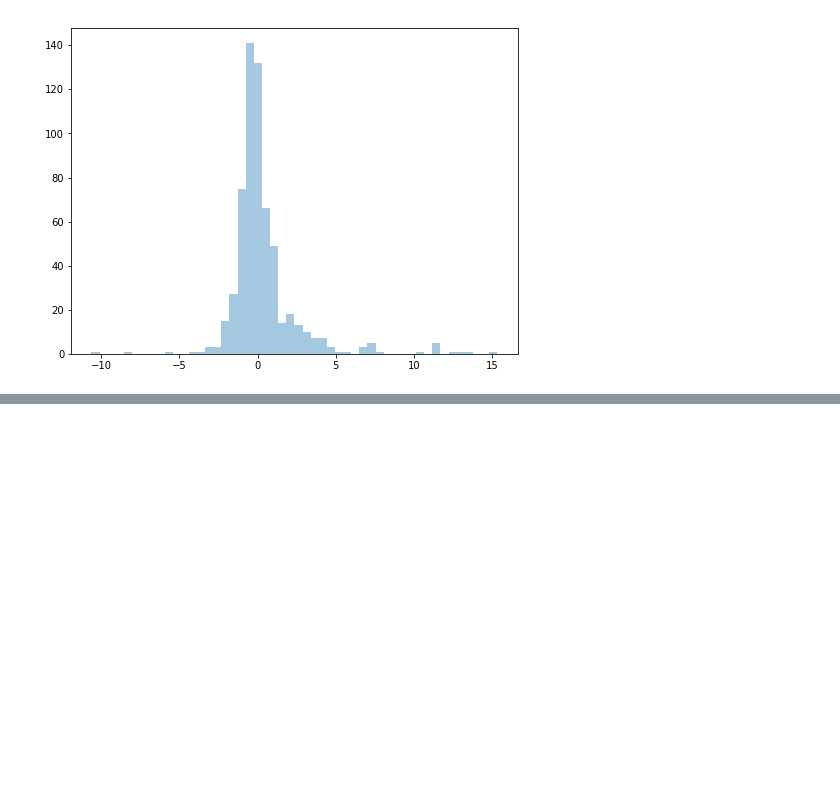
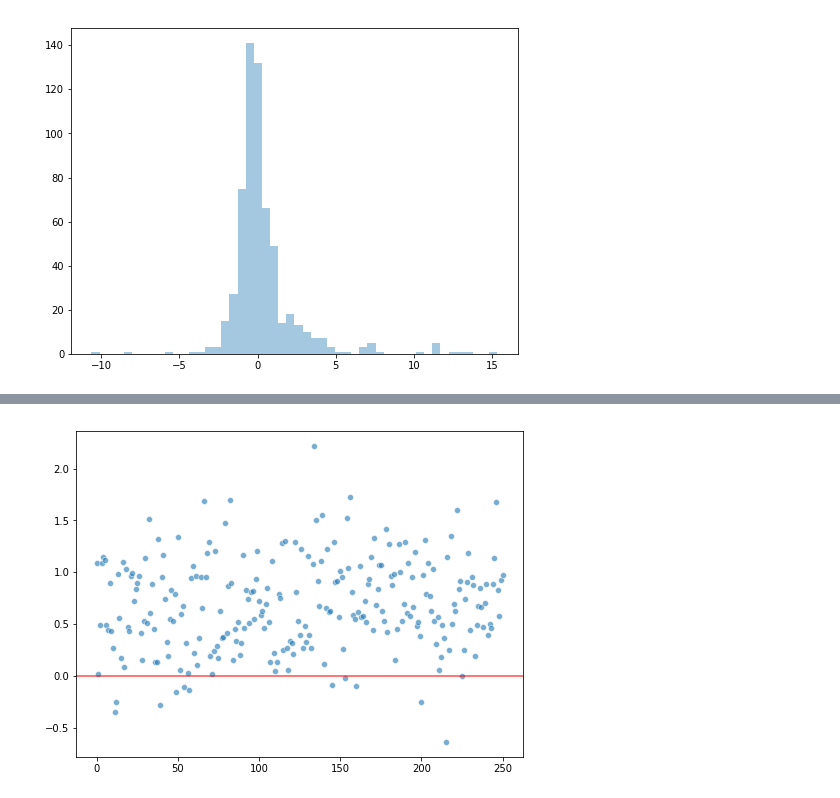
Before and after one commit to FredaXin/capstone, a Jupyter notebook: code/05_03_modeling_phase_3_generalization.ipynb, the cells around one changed output, grey strips where cells are left out. Drawn from its saved outputs; the diff is of its cells as text; code cells hidden in the pictures; blank space fills up the shorter version.

```diff
--- a/code/05_03_modeling_phase_3_generalization.ipynb
+++ b/code/05_03_modeling_phase_3_generalization.ipynb
@@ -751,0 +836,8 @@ sns.distplot(resids, kde = False);
+# %%
+# 2nd plot: residual plot
+resids_la = y_test_la - y_preds_la
+plt.figure(figsize=(8, 6))
+ax = sns.scatterplot(x=range(len(resids_la)), y=resids_la, alpha = .6)
+ax.axhline(0, c = "r", alpha = .7);
+# %% [output]
+[figure, added]
```
Also changed, not shown: parts of 43 cells of this notebook.
